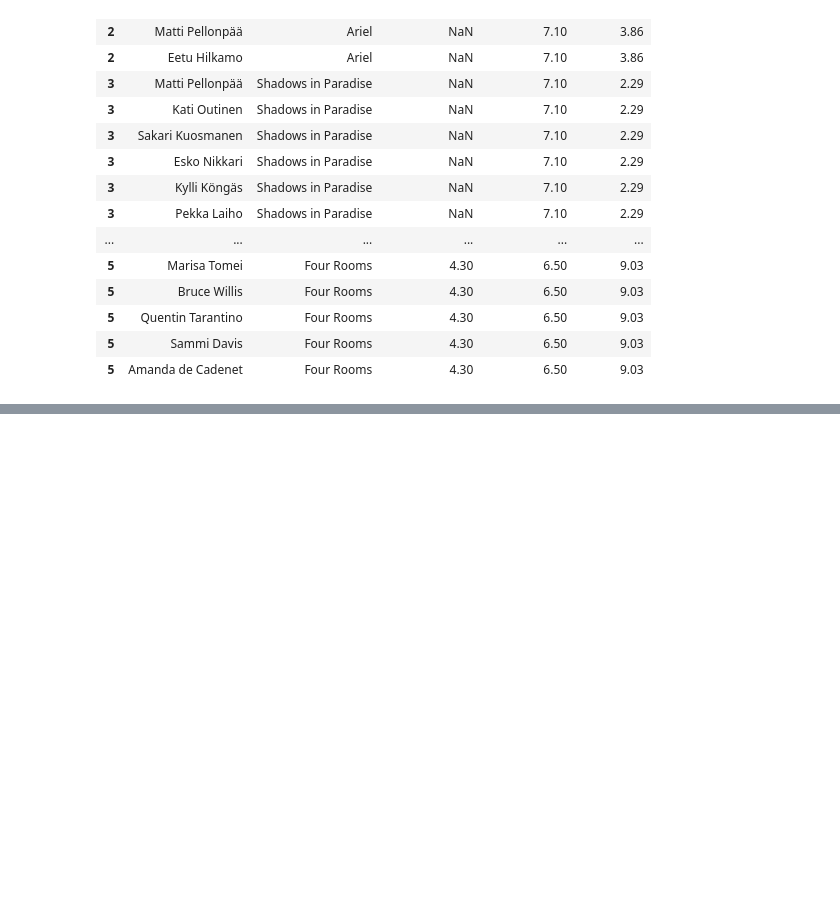
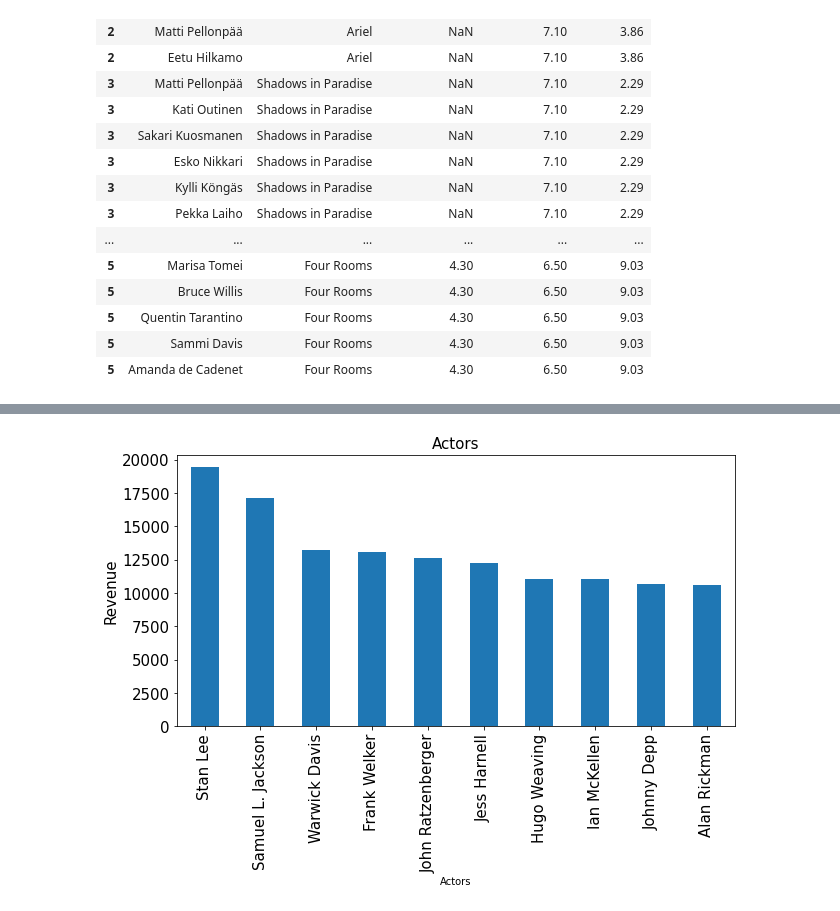
Before and after one commit to RochaErik/DS-MoviesProject, a Jupyter notebook: DS-MoviesProject.ipynb, the cells around one changed output, grey strips where cells are left out. Saved outputs shown, nothing was run; the diff lists cells and outputs as text; code cells hidden in the pictures; blank space fills up the shorter version.

```diff
--- a/DS-MoviesProject.ipynb
+++ b/DS-MoviesProject.ipynb
@@ -1171,0 +1258,9 @@ act.head(20)
+# %%
+plt.figure(figsize=(10,5))
+#actors_data.Total_revenue.nlargest(10).plot(kind='bar', fontsize=15)
+actors_data['Total_revenue'].sort_values(ascending=False).head(10).plot(kind='bar', fontsize=15)
+plt.title('Actors', fontsize=15)
+plt.ylabel('Revenue', fontsize=15)
+plt.show()
+# %% [output]
+[figure, added]
```
Also changed, not shown: parts of 11 cells of this notebook.
